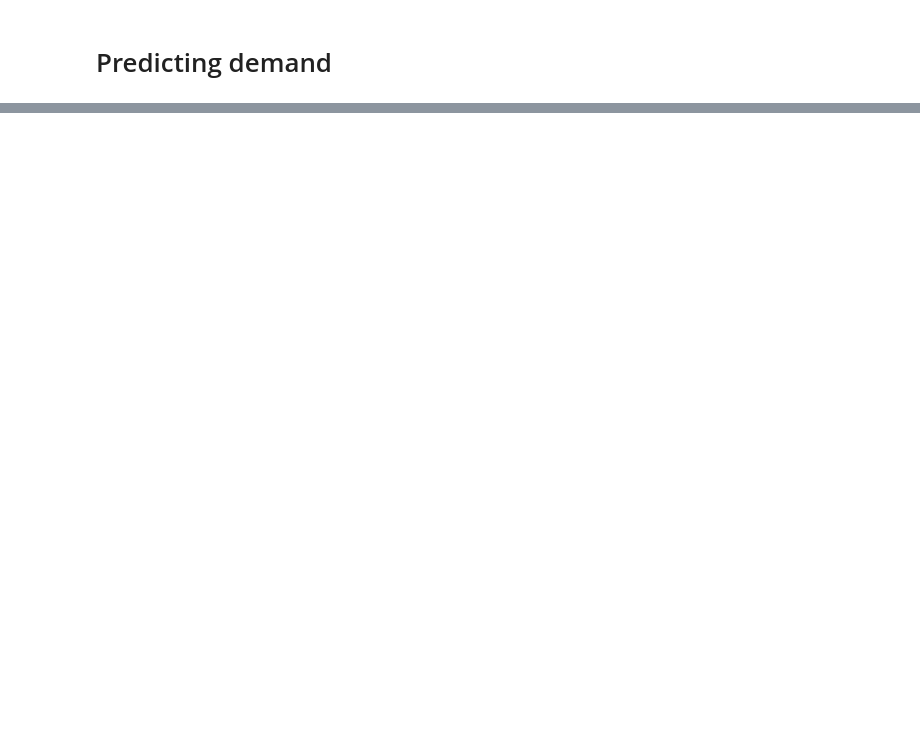
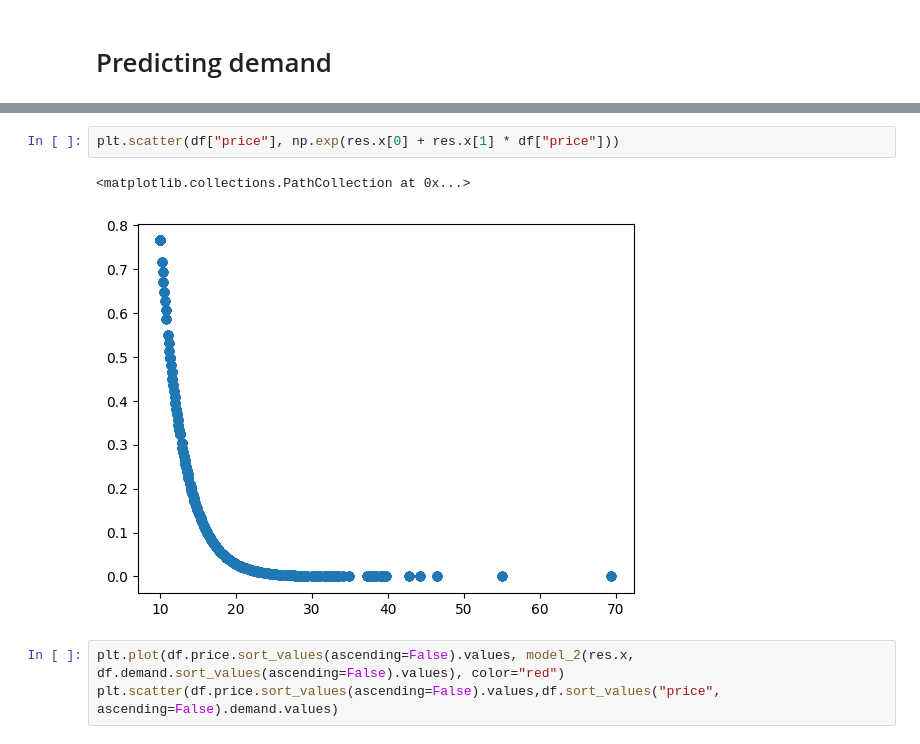
Before and after one commit to Jungar111/multi_agent_reinforcement_learning, a Jupyter notebook: notebooks/data_analysis_brooklyn.ipynb, the cells around one changed output, grey strips where cells are left out. Cells and saved outputs as stored; diff of their text form; blank space fills up the shorter version.

```diff
--- a/notebooks/data_analysis_brooklyn.ipynb
+++ b/notebooks/data_analysis_brooklyn.ipynb
@@ -196,0 +239,8 @@ plt.scatter(df.price.sort_values(ascending=False).values,df.sort_values("price",
+# %%
+plt.scatter(df["price"], np.exp(res.x[0] + res.x[1] * df["price"]))
+# %% [output]
+<matplotlib.collections.PathCollection at 0x...>
+[figure, added]
+# %%
+plt.plot(df.price.sort_values(ascending=False).values, model_2(res.x, df.demand.sort_values(ascending=False).values), color="red")
+plt.scatter(df.price.sort_values(ascending=False).values,df.sort_values("price", ascending=False).demand.values)
```
Also changed, not shown: parts of 21 cells of this notebook, 4 other files.
